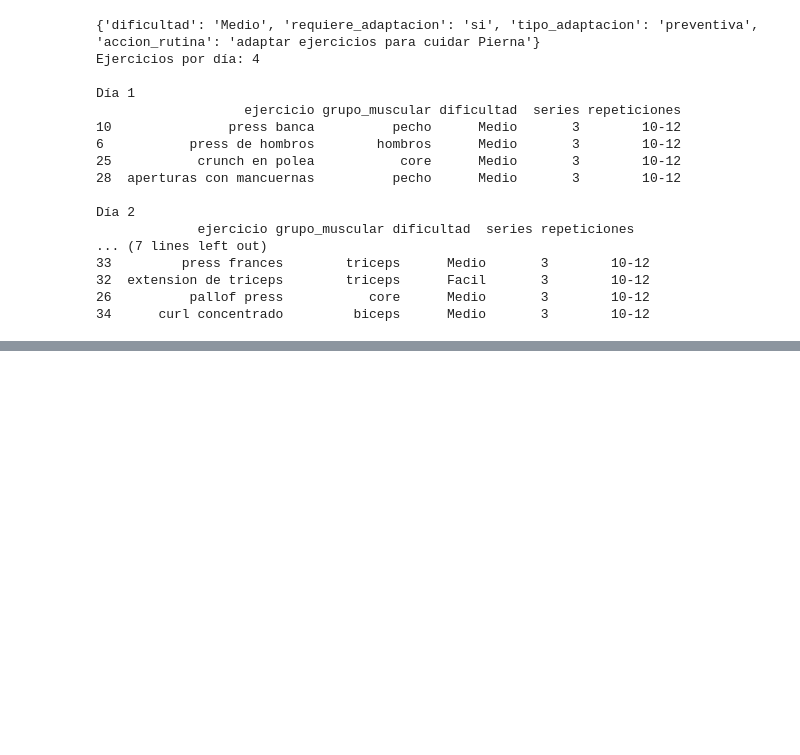
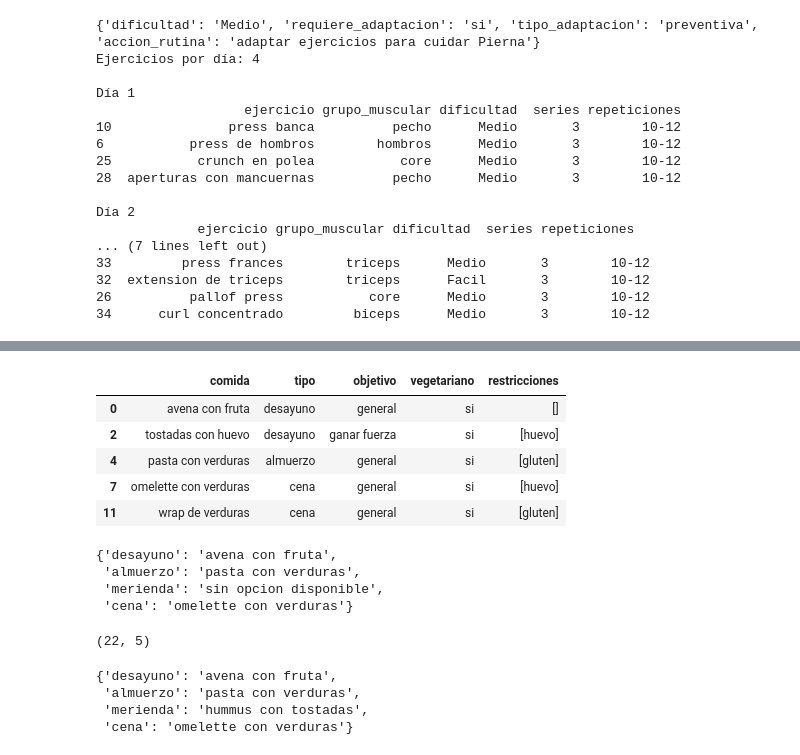
Before and after one commit to luci-o/LIFE-FIT, a Jupyter notebook: IA/index.ipynb, the cells around one changed output, grey strips where cells are left out. Saved outputs shown, nothing was run; the diff lists cells and outputs as text; code cells hidden in the pictures; blank space fills up the shorter version.

```diff
--- a/IA/index.ipynb
+++ b/IA/index.ipynb
@@ -2183,0 +2472,44 @@ Día 2
+# %%
+def generar_recomendaciones_alimentarias(
+    objetivo,
+    vegetariano="no",
+    restricciones_usuario=None
+):
+    if restricciones_usuario is None:
+        restricciones_usuario = []
+
+    opciones = comidas_df[
+        comidas_df["objetivo"].isin([objetivo, "general"])
+    ].copy()
+
+    if vegetariano == "si":
+        opciones = opciones[
+            opciones["vegetariano"] == "si"
+        ]
+
+    opciones = opciones[
+        opciones["restricciones"].apply(
+            lambda restricciones_comida:
+            not any(
+                restriccion in restricciones_comida
+                for restriccion in restricciones_usuario
+            )
+        )
+    ]
+
+    return opciones
+# %%
+recomendaciones = generar_recomendaciones_alimentarias(
+    objetivo="ganar fuerza",
+    vegetariano="si",
+    restricciones_usuario=["lactosa"]
+)
+
+recomendaciones
+# %% [output]
+|  | comida | tipo | objetivo | vegetariano | restricciones |
+| 0 | avena con fruta | desayuno | general | si | [] |
+| 2 | tostadas con huevo | desayuno | ganar fuerza | si | [huevo] |
+| 4 | pasta con verduras | almuerzo | general | si | [gluten] |
+| 7 | omelette con verduras | cena | general | si | [huevo] |
+| 11 | wrap de verduras | cena | general | si | [gluten] |
@@ -2183,0 +2533,9 @@ Día 2
+# %%
+plan_comidas = armar_plan_alimentario(recomendaciones)
+
+plan_comidas
+# %% [output]
+{'desayuno': 'avena con fruta',
+ 'almuerzo': 'pasta con verduras',
+ 'merienda': 'sin opcion disponible',
+ 'cena': 'omelette con verduras'}
@@ -2183,0 +2614,19 @@ Día 2
+# %%
+comidas_df.shape
+# %% [output]
+(22, 5)
+# %%
+recomendaciones = generar_recomendaciones_alimentarias(
+    objetivo="ganar fuerza",
+    vegetariano="si",
+    restricciones_usuario=["lactosa"]
+)
+
+plan_comidas = armar_plan_alimentario(recomendaciones)
+
+plan_comidas
+# %% [output]
+{'desayuno': 'avena con fruta',
+ 'almuerzo': 'pasta con verduras',
+ 'merienda': 'hummus con tostadas',
+ 'cena': 'omelette con verduras'}
```
Also changed, not shown: parts of 18 cells of this notebook.
